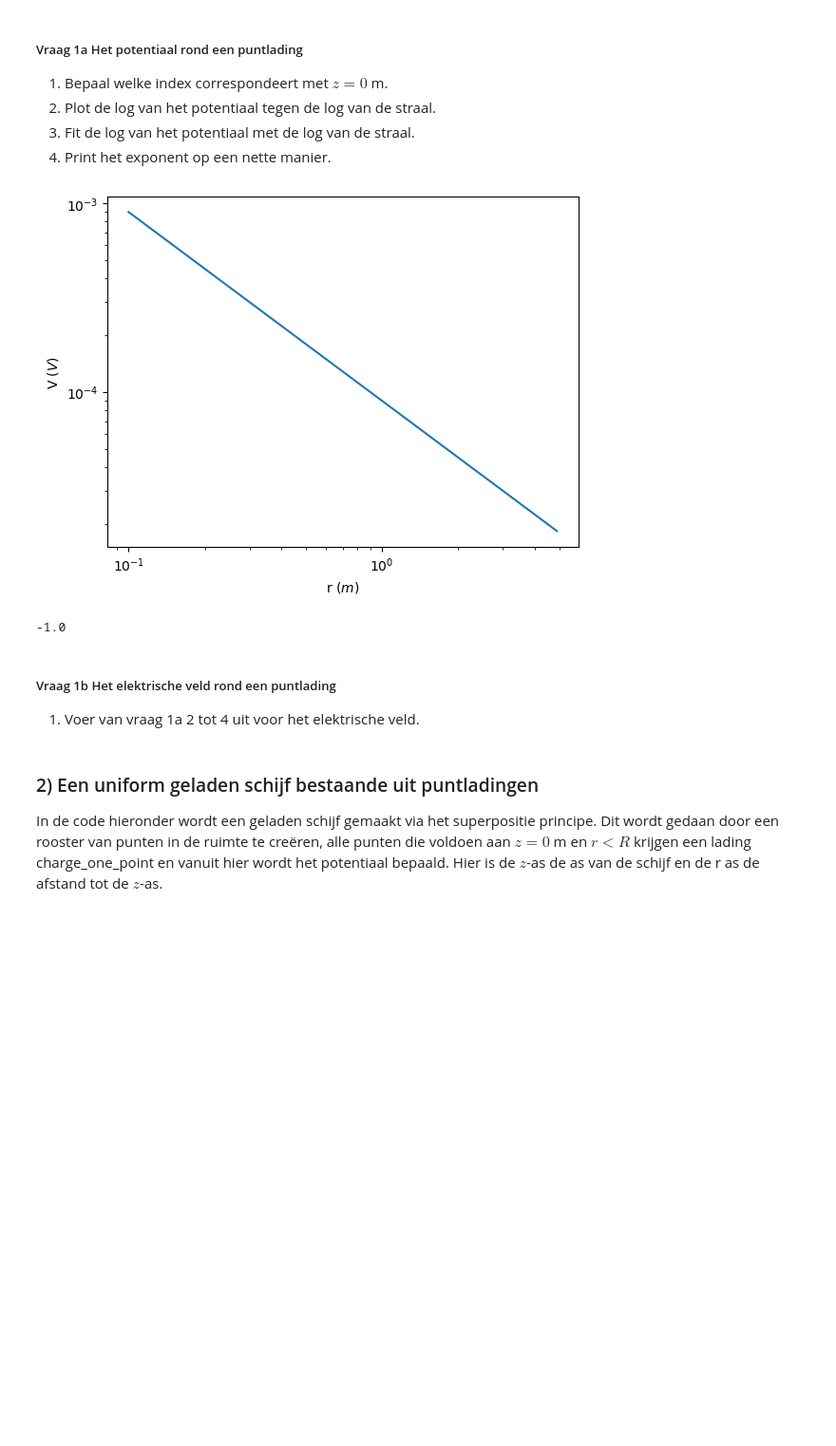
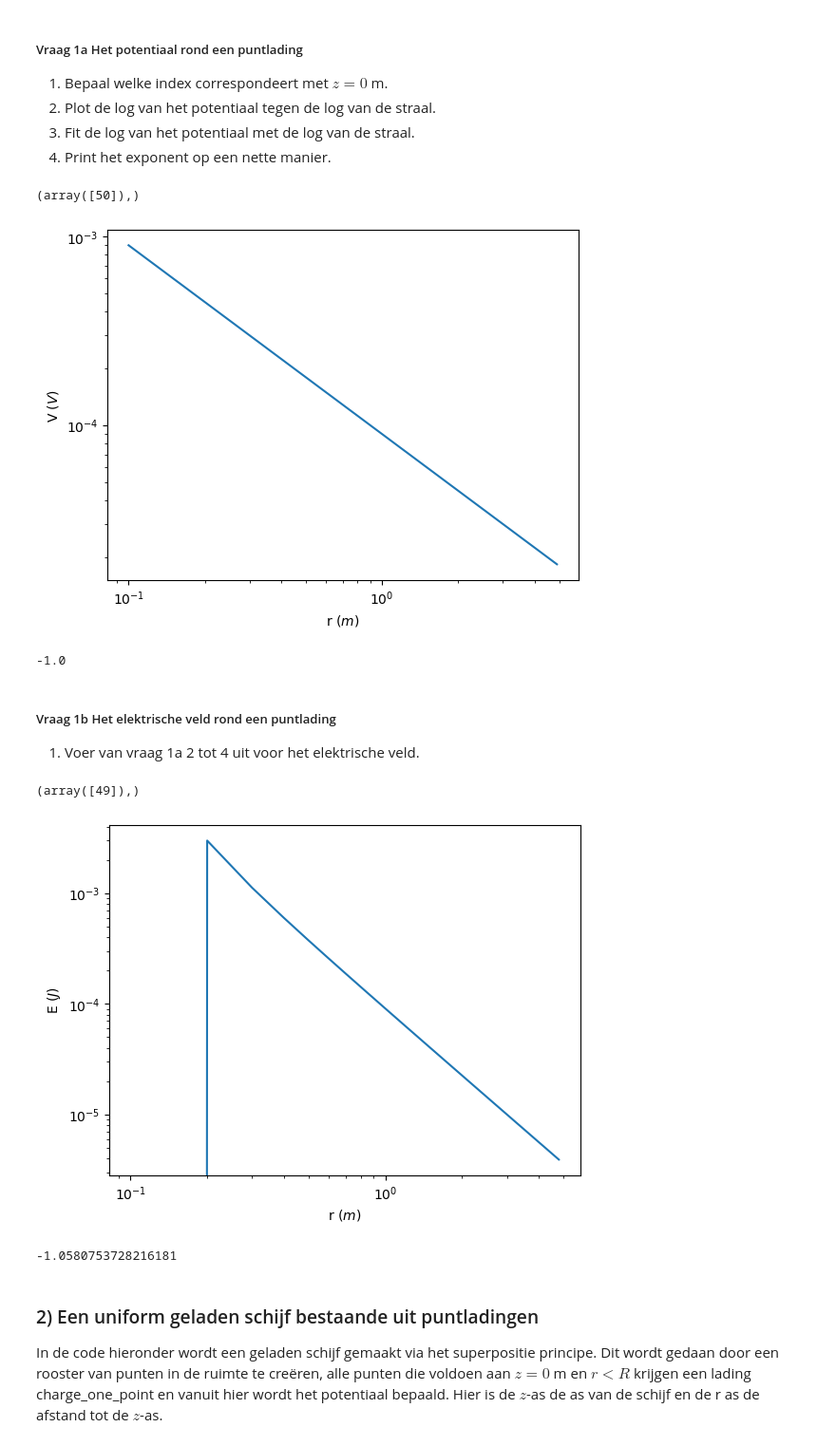
Before and after one commit to Fynn-Vrolijk123/DEF-D-Fynn-Vrolijk, a Jupyter notebook: DigitaleOntwerpopdrachten/1CondensatorOpdracht/CondensatorOntwerpopdracht.ipynb, the cells around one changed output. Shown at 95% size. Saved outputs shown, nothing was run; the diff lists cells and outputs as text; code cells hidden in the pictures; blank space fills up the shorter version.

```diff
--- a/DigitaleOntwerpopdrachten/1CondensatorOpdracht/CondensatorOntwerpopdracht.ipynb
+++ b/DigitaleOntwerpopdrachten/1CondensatorOpdracht/CondensatorOntwerpopdracht.ipynb
@@ -87,7 +87,7 @@ plot_results_pt_charge_at_origin(Ez, Er, normE, V, r, z, grid_step)
 3. Fit de log van het potentiaal met de log van de straal.
 4. Print het exponent op een nette manier.
 # %%
-z_0 = np.where((z > -0.01) & (z < 0.01)) #1 Geeft index: 50.
+print(np.where((z > -0.01) & (z < 0.01))) #1 Geeft index: 50.
 
 r_good = r > 0
 V_use = V[50]
@@ -109,15 +109,35 @@ val, cov = curve_fit(fit,r_plot,V_plot) #3. De fit.
 relatie = val[0]
 print(relatie) #4. Te zien is dat er een omgekeerd evenredig verband is tussen de potentiaal en de straal.
 # %% [output]
+(array([50]),)
 [figure]
--1.0
+-1.0
 # %% [markdown]
 ##### Vraag 1b Het elektrische veld rond een puntlading
 1. Voer van vraag 1a 2 tot 4 uit voor het elektrische veld.
 # %%
-###
-###Hier jouw code###
-###
+print(np.where((z_for_E > -0.01) & (z_for_E< 0.01)))
+
+E_good = normE > 0
+E_use = normE[49]
+E_plot = E_use
+r_plot = r_for_E
+
+plt.loglog(r_plot, E_plot)
+plt.xlabel('r ($m$)')
+plt.ylabel('E ($J$)') #2 Plot van de log potentiaal tegen de log straal.
+plt.show()
+
+def fit(r,a):
+    return ((4*np.pi*epsilon0)**-1)*(charge_one_point*r**a)
+
+val, cov = curve_fit(fit,r_plot,E_plot) #3. De fit.
+relatie = val[0]
+print(relatie) #4. Te zien is dat er een omgekeerd evenredig verband is tussen de potentiaal en de straal.
+# %% [output]
+(array([49]),)
+[figure, added]
+-1.0580753728216181
 # %% [markdown]
 ### 2) Een uniform geladen schijf bestaande uit puntladingen
 
```
Also changed, not shown: parts of 5 cells of this notebook.
